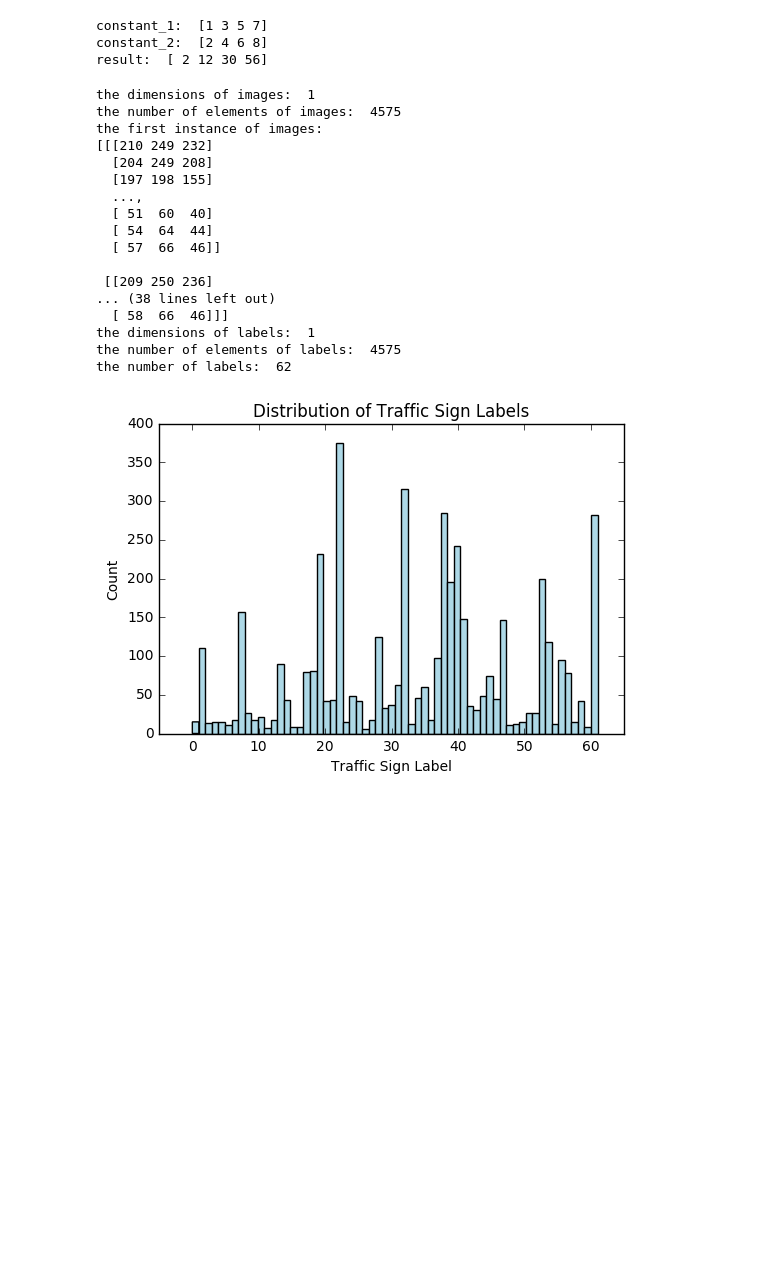
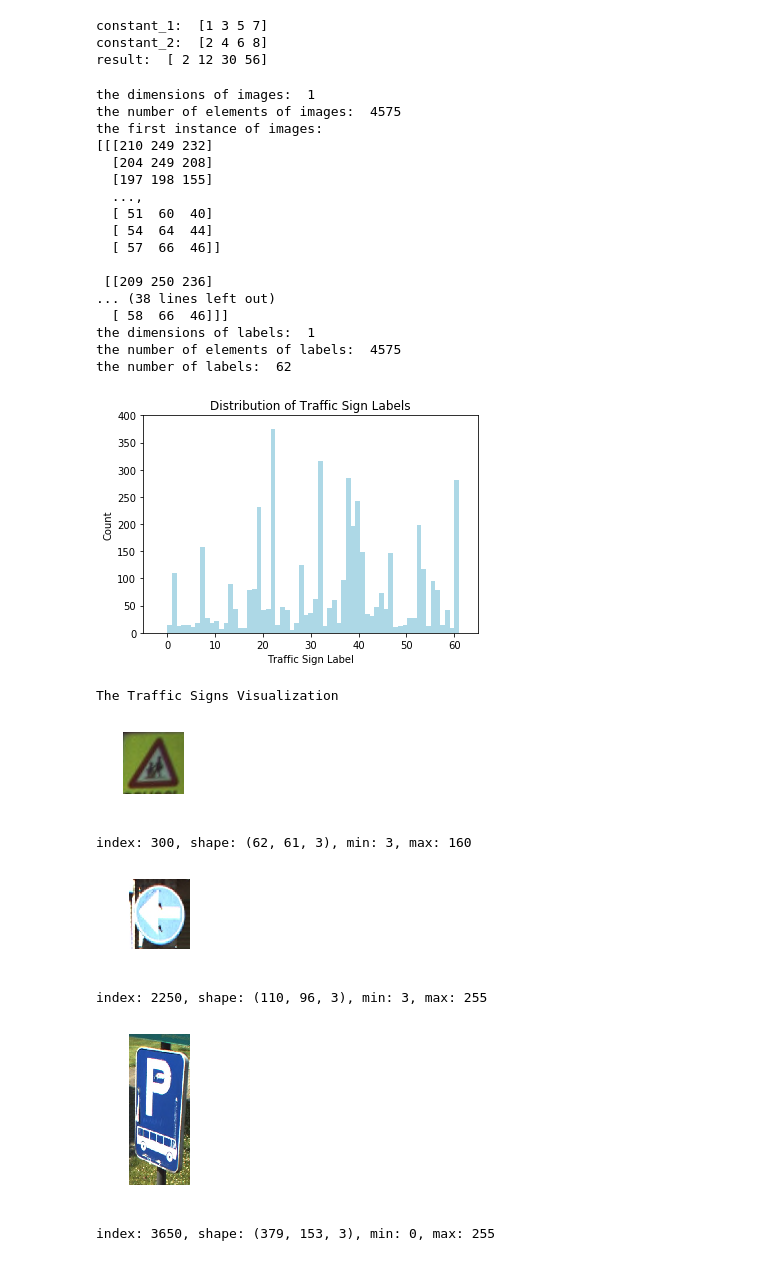
Before and after one commit to pfowenli/data-science-in-python, a Jupyter notebook: TensorFlow/tensorflow-for-beginners.ipynb, the cells around one changed output. Saved outputs shown, nothing was run; the diff lists cells and outputs as text; code cells hidden in the pictures; blank space fills up the shorter version.

Commit message:
image visualization

```diff
--- a/TensorFlow/tensorflow-for-beginners.ipynb
+++ b/TensorFlow/tensorflow-for-beginners.ipynb
@@ -132,31 +132,62 @@ print("the number of labels: ", len(set(labels)))
 
 ##################################################
 
 import matplotlib.pyplot as plt
 
 # make a histogram with 62 bins of labels ndarray
 plt.hist(labels, 62, color="lightblue")
 plt.title("Distribution of Traffic Sign Labels")
 plt.xlabel("Traffic Sign Label")
 plt.ylabel("Count")
 plt.axis([-5, 65, 0, 400])
 plt.show()
+
+print("")
+
+
+##################################################
+
+print("The Traffic Sign Visualization")
+
+import matplotlib.pyplot as plt
+
+# determine the random indexes of the images we are interested in
+traffic_signs = [300, 2250, 3650, 4000]
+
+# fill out the subplots with the random images that you defined
+for i in range(len(traffic_signs)):
+    plt.subplot(1, 4, i+1)
+    plt.axis('off')
+    plt.imshow(images[traffic_signs[i]])
+    plt.subplots_adjust(wspace=0.5)
+    plt.show()
+    print("index: {0}, shape: {1}, min: {2}, max: {3}".format(traffic_signs[i],
+                                                  images[traffic_signs[i]].shape,
+                                                  images[traffic_signs[i]].min(),
+                                                  images[traffic_signs[i]].max()))
 # %% [output]
 the dimensions of images:  1
 the number of elements of images:  4575
 the first instance of images:
 [[[210 249 232]
   [204 249 208]
   [197 198 155]
   ...,
   [ 51  60  40]
   [ 54  64  44]
   [ 57  66  46]]
 
  [[209 250 236]
 ... (38 lines left out)
   [ 58  66  46]]]
 the dimensions of labels:  1
 the number of elements of labels:  4575
 the number of labels:  62
-[figure, old version]
+[figure, new version]
+The Traffic Signs Visualization
+[figure, added]
+index: 300, shape: (62, 61, 3), min: 3, max: 160
+[figure, added]
+index: 2250, shape: (110, 96, 3), min: 3, max: 255
+[figure, added]
+index: 3650, shape: (379, 153, 3), min: 0, max: 255
```
Also changed, not shown: parts of 1 cell of this notebook.
